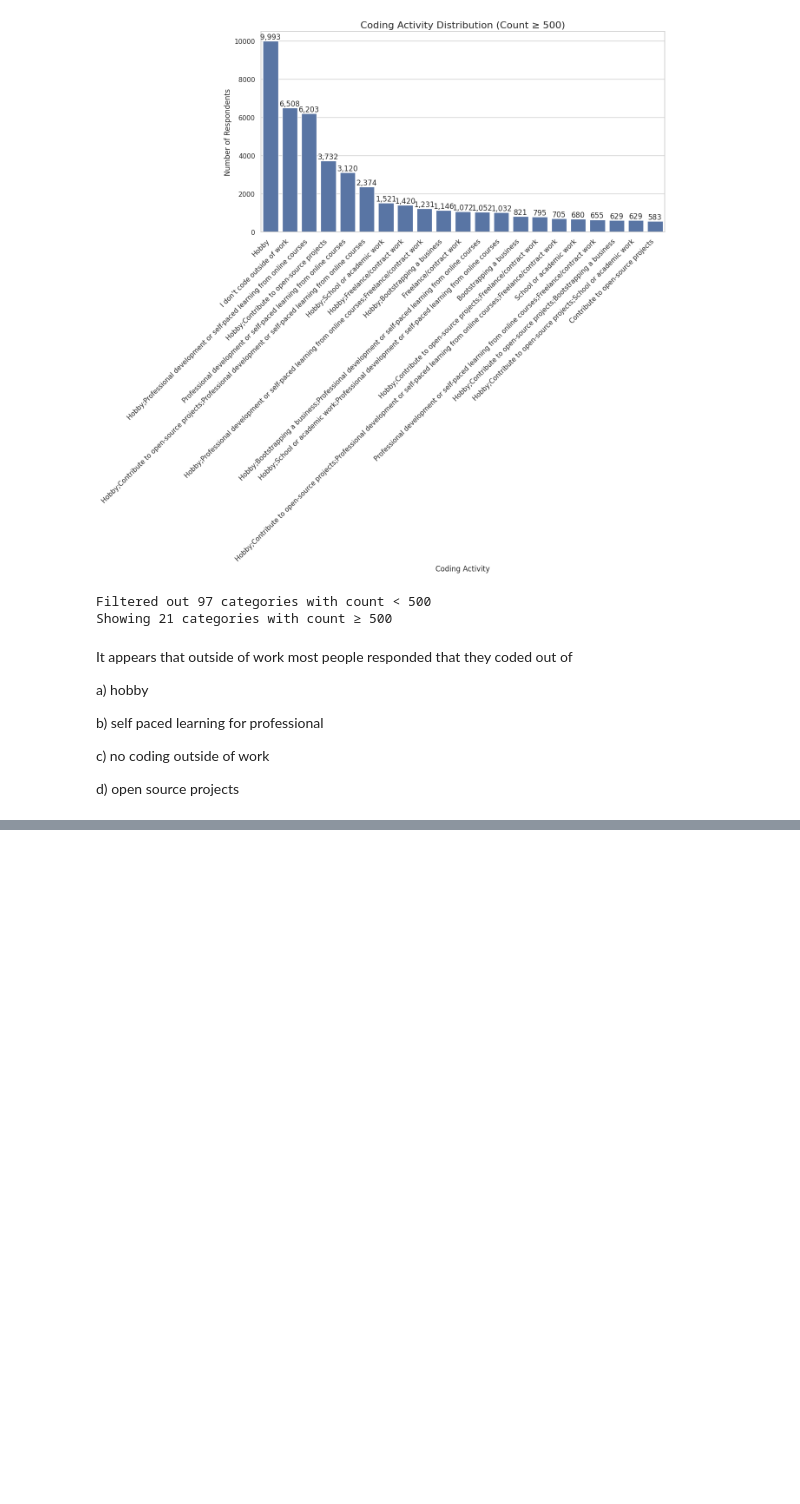
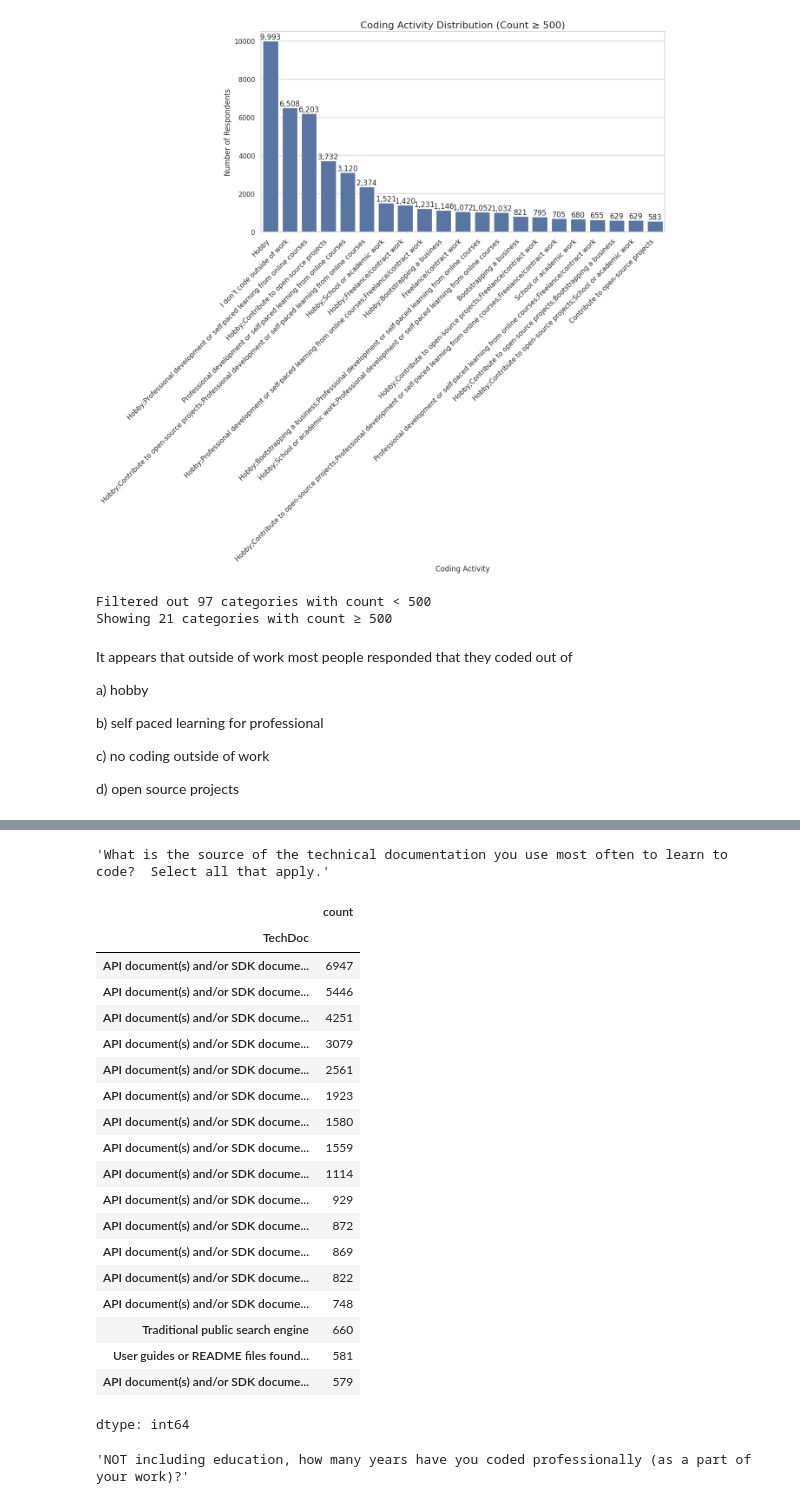
Before and after one commit to gorky93/stackoverflow_analysis, a Jupyter notebook: stackoverflow24.ipynb, the cells around one changed output, grey strips where cells are left out. Drawn from its saved outputs; the diff is of its cells as text; code cells hidden in the pictures; blank space fills up the shorter version.

```diff
--- a/stackoverflow24.ipynb
+++ b/stackoverflow24.ipynb
@@ -374,0 +439,31 @@ d) open source projects
+# %%
+schema_series.TechDoc
+# %% [output]
+'What is the source of the technical documentation you use most often to learn to code?  Select all that apply.'
+# %%
+survey_results.TechDoc.value_counts()[survey_results.TechDoc.value_counts() > 500]
+# %% [output]
+|  | count |
+| TechDoc |  |
+| API document(s) and/or SDK docume... | 6947 |
+| API document(s) and/or SDK docume... | 5446 |
+| API document(s) and/or SDK docume... | 4251 |
+| API document(s) and/or SDK docume... | 3079 |
+| API document(s) and/or SDK docume... | 2561 |
+| API document(s) and/or SDK docume... | 1923 |
+| API document(s) and/or SDK docume... | 1580 |
+| API document(s) and/or SDK docume... | 1559 |
+| API document(s) and/or SDK docume... | 1114 |
+| API document(s) and/or SDK docume... | 929 |
+| API document(s) and/or SDK docume... | 872 |
+| API document(s) and/or SDK docume... | 869 |
+| API document(s) and/or SDK docume... | 822 |
+| API document(s) and/or SDK docume... | 748 |
+| Traditional public search engine | 660 |
+| User guides or README files found... | 581 |
+| API document(s) and/or SDK docume... | 579 |
+dtype: int64
+# %%
+schema_series.YearsCodePro
+# %% [output]
+'NOT including education, how many years have you coded professionally (as a part of your work)?'
```
Also changed, not shown: parts of 24 cells of this notebook.
